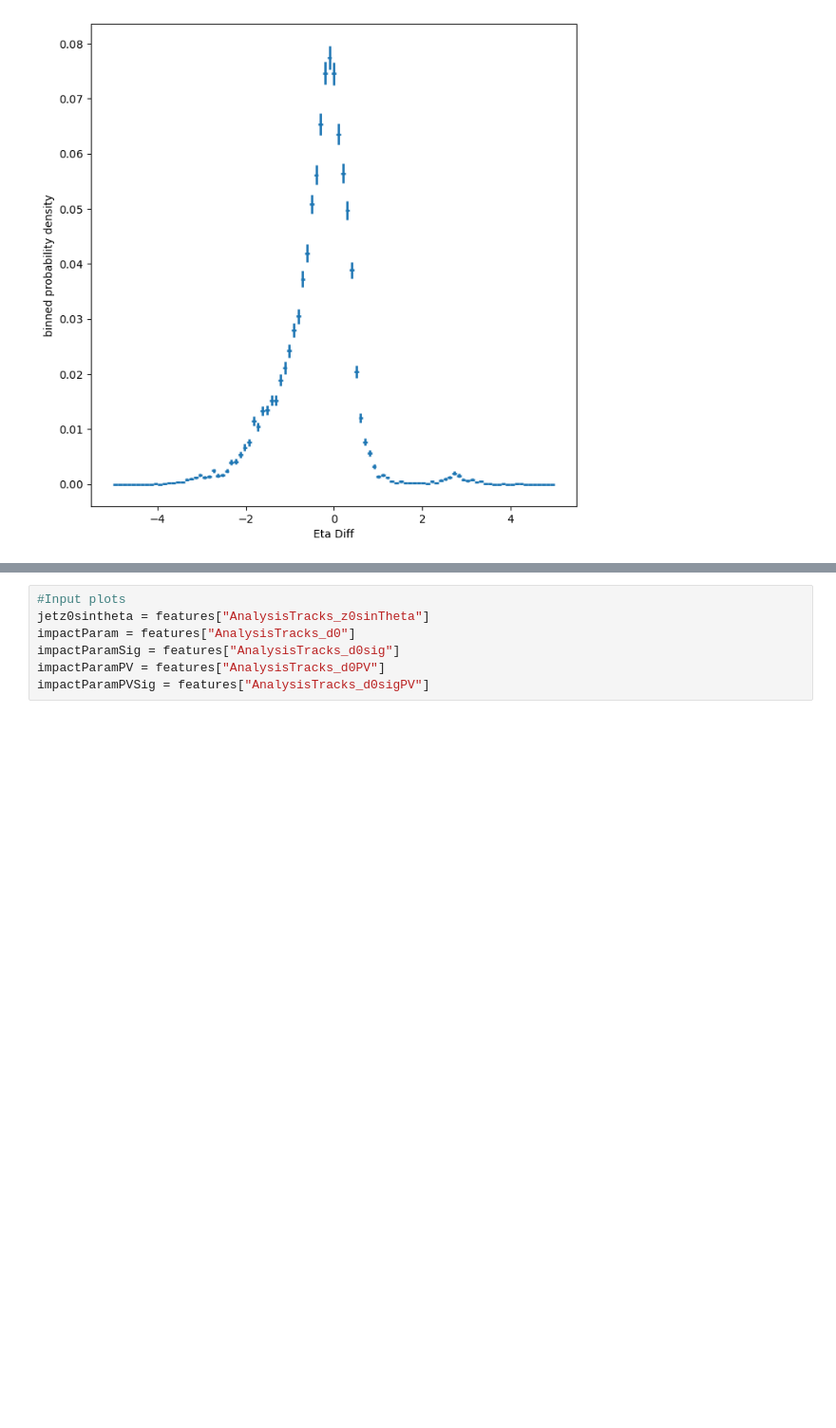
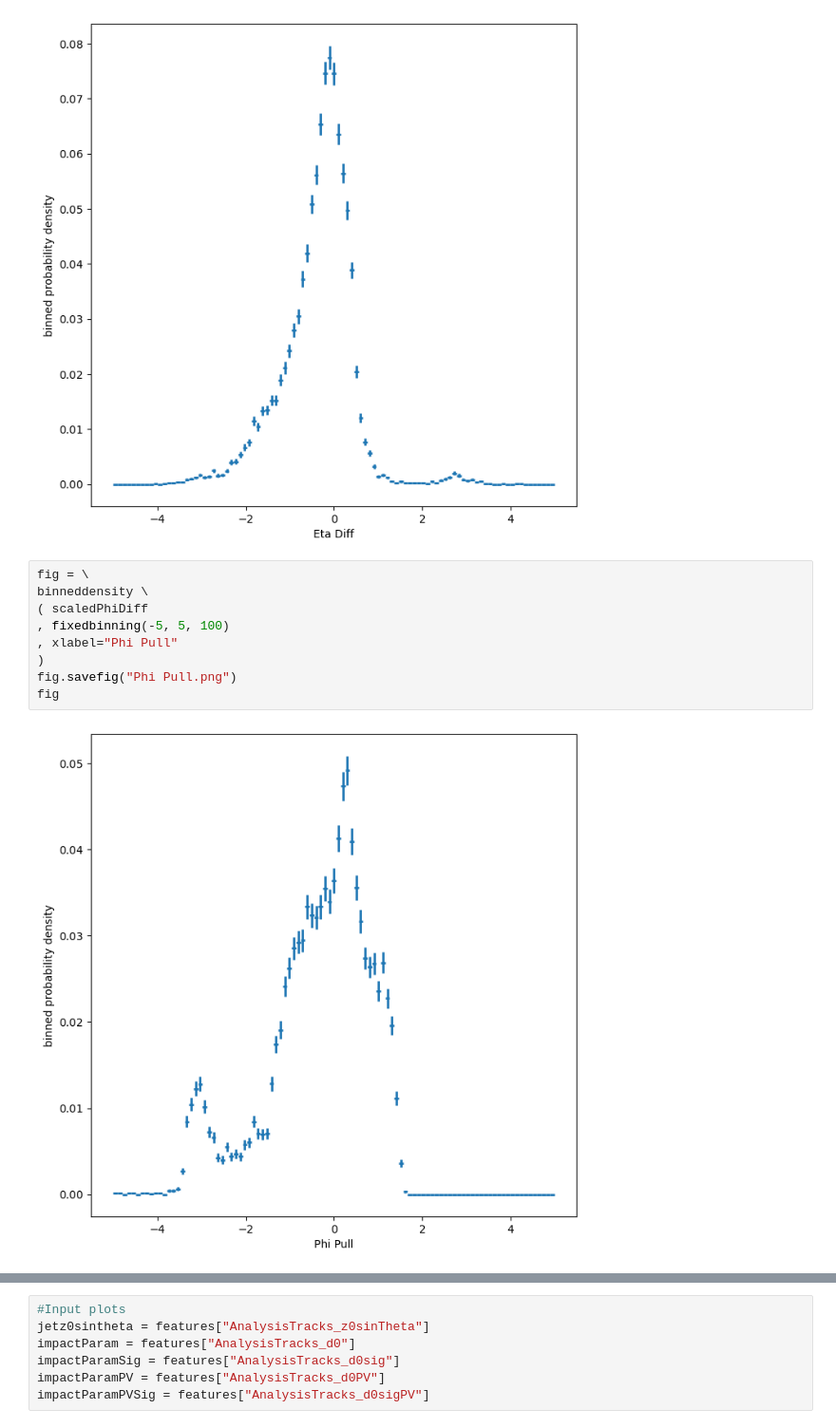
Before and after one commit to JJBarnes/JoshProject, a Jupyter notebook: hffrag.ipynb, the cells around one changed output, grey strips where cells are left out. Shown: that part at 95% size. Saved outputs shown, nothing was run; the diff lists cells and outputs as text; blank space fills up the shorter version.

```diff
--- a/hffrag.ipynb
+++ b/hffrag.ipynb
@@ -438,4 +449,15 @@ fig.savefig("Eta Diff.png")
 fig
 # %% [output]
 [figure]
+# %%
+fig = \
+binneddensity \
+( scaledPhiDiff
+, fixedbinning(-5, 5, 100)
+, xlabel="Phi Pull"
+)
+fig.savefig("Phi Pull.png")
+fig
+# %% [output]
+[figure, added]
 # %%
```
Also changed, not shown: parts of 5 cells of this notebook.
